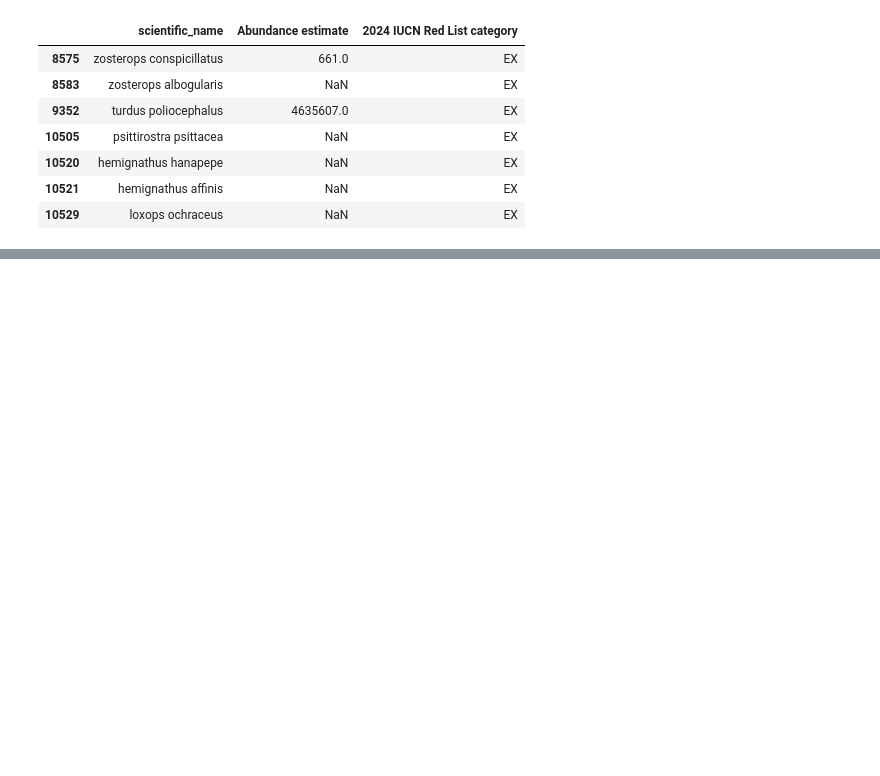
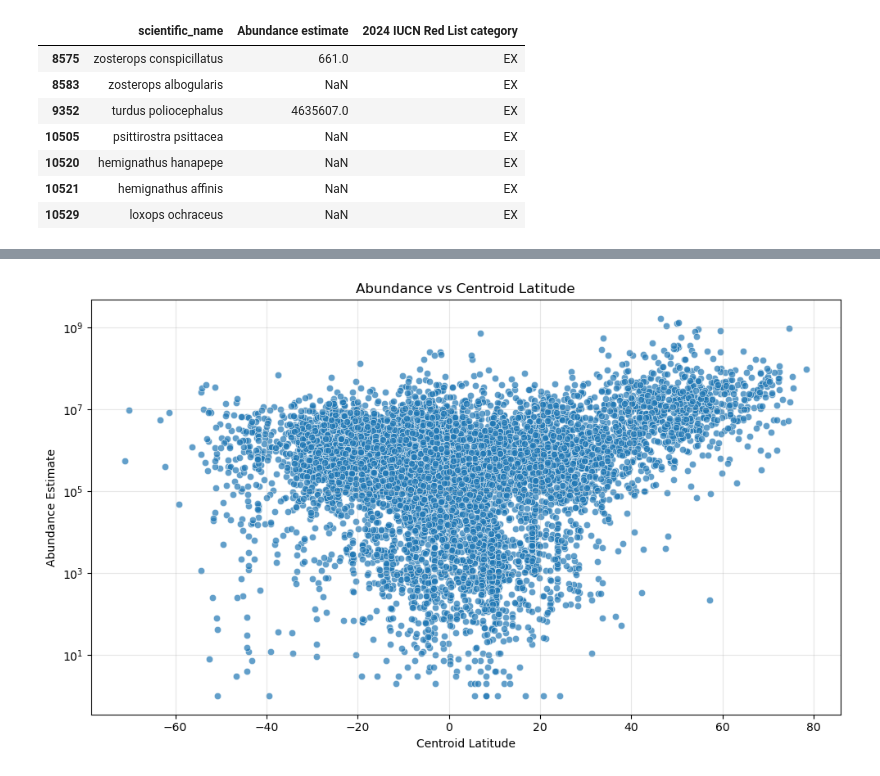
Before and after one commit to anagha2104/DSP_group_project_avian_datasets, a Jupyter notebook: notebooks/analysis.ipynb, the cells around one changed output, grey strips where cells are left out. Cells and saved outputs as stored; diff of their text form; code cells hidden in the pictures; blank space fills up the shorter version.

```diff
--- a/notebooks/analysis.ipynb
+++ b/notebooks/analysis.ipynb
@@ -274,0 +376,15 @@ Beak.Depth         0.589581 -0.436432
+# %%
+plt.figure(figsize=(10,6))
+
+# Scatter plot of Abundance vs ESI
+sns.scatterplot(data=merged, x='Centroid.Latitude', y='Abundance estimate', alpha=0.7)
+
+plt.xlabel('Centroid Latitude')
+plt.ylabel('Abundance Estimate')
+plt.title('Abundance vs Centroid Latitude')
+plt.yscale('log')  # Optional: abundance varies widely
+plt.grid(True, alpha=0.3)
+plt.tight_layout()
+plt.show()
+# %% [output]
+[figure, added]
```
Also changed, not shown: parts of 12 cells of this notebook, 11 other files.
